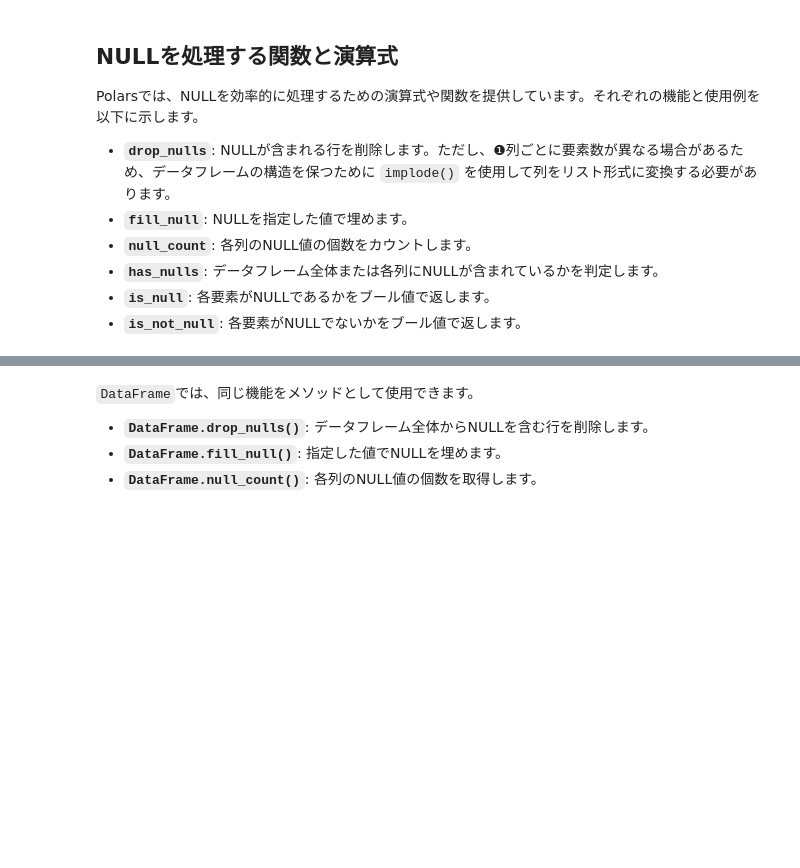
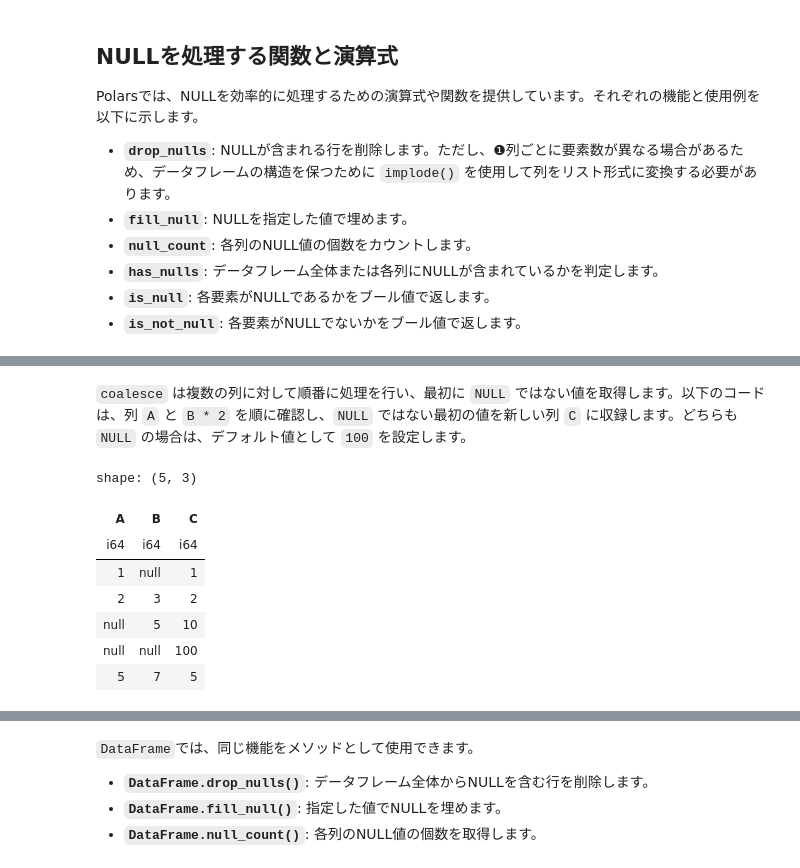
Before and after one commit to ruoyu0088/polars_guide, a Jupyter notebook: polars_guide/045_polars_null.ipynb, the cells around one changed output, grey strips where cells are left out. Cells and saved outputs as stored; diff of their text form; code cells hidden in the pictures; blank space fills up the shorter version.

```diff
--- a/polars_guide/045_polars_null.ipynb
+++ b/polars_guide/045_polars_null.ipynb
@@ -61,0 +63,15 @@ row(df, df1, df2, df3, df4, df5)
+# %% [markdown]
+`coalesce` は複数の列に対して順番に処理を行い、最初に `NULL` ではない値を取得します。以下のコードは、列 `A` と `B * 2` を順に確認し、`NULL` ではない最初の値を新しい列 `C` に収録します。どちらも `NULL` の場合は、デフォルト値として `100` を設定します。
+# %%
+df.with_columns(
+    C=pl.coalesce('A', pl.col('B') * 2, 100)
+)
+# %% [output]
+shape: (5, 3)
+| A | B | C |
+| i64 | i64 | i64 |
+| 1 | null | 1 |
+| 2 | 3 | 2 |
+| null | 5 | 10 |
+| null | null | 100 |
+| 5 | 7 | 5 |
```
Also changed, not shown: parts of 4 cells of this notebook, 6 other files.
